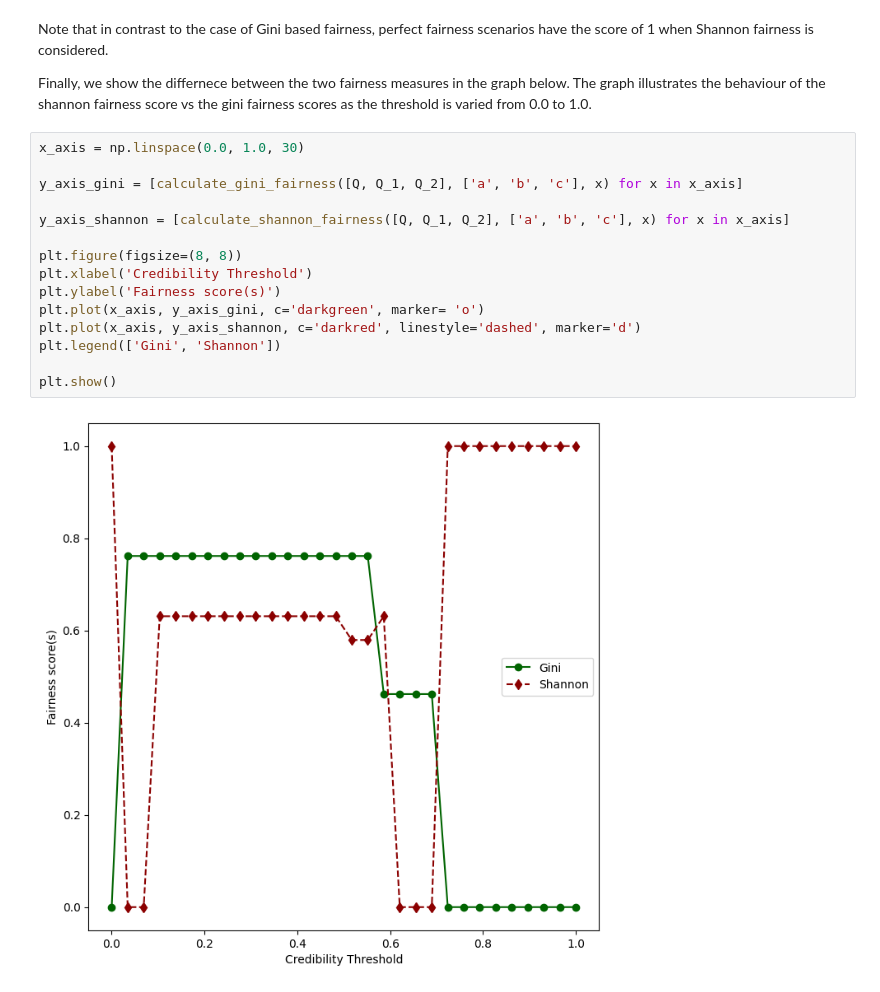
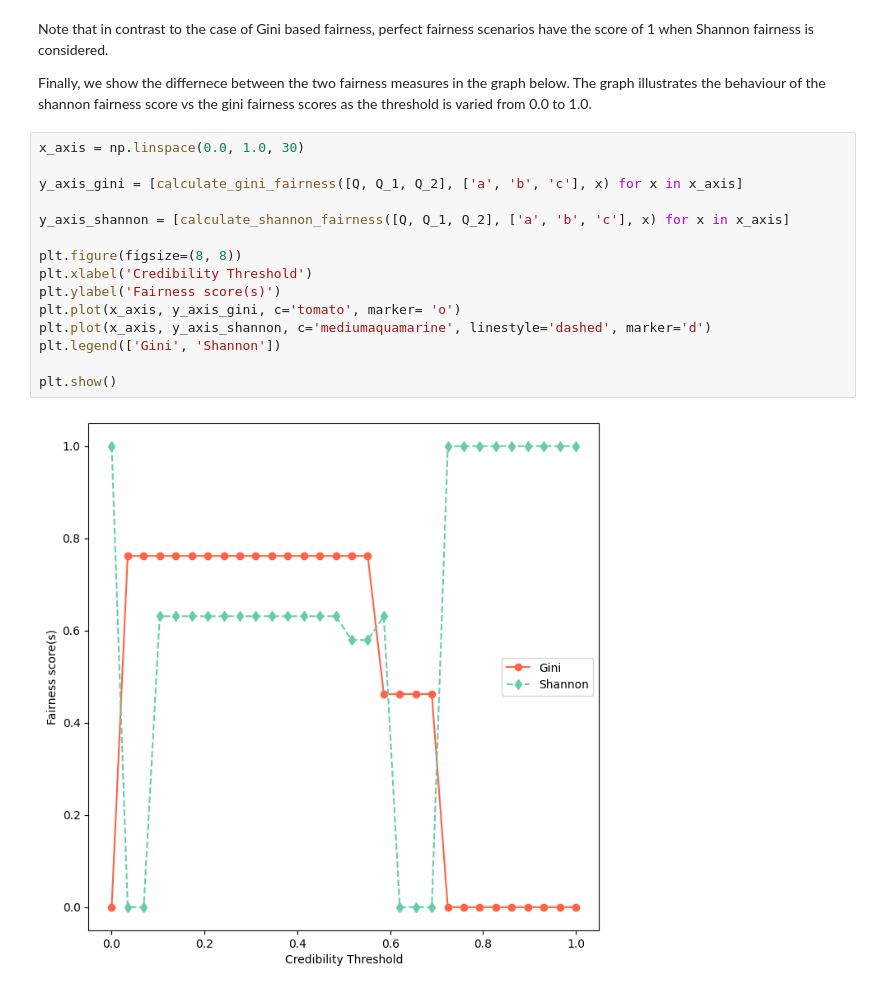
Before and after one commit to TimKam/Quantitative-Bipolar-Argumentation, a Jupyter notebook: qbaf_solf/SOLF_notebook.ipynb, the cells around one changed output. Cells and saved outputs as stored; diff of their text form.

```diff
--- a/qbaf_solf/SOLF_notebook.ipynb
+++ b/qbaf_solf/SOLF_notebook.ipynb
@@ -332,17 +338,17 @@ The graph illustrates the behaviour of the shannon fairness score vs the gini fa
 # %%
 x_axis = np.linspace(0.0, 1.0, 30)
 
 y_axis_gini = [calculate_gini_fairness([Q, Q_1, Q_2], ['a', 'b', 'c'], x) for x in x_axis]
 
 y_axis_shannon = [calculate_shannon_fairness([Q, Q_1, Q_2], ['a', 'b', 'c'], x) for x in x_axis]
 
 plt.figure(figsize=(8, 8))
 plt.xlabel('Credibility Threshold')
 plt.ylabel('Fairness score(s)')
-plt.plot(x_axis, y_axis_gini, c='darkgreen', marker= 'o')
-plt.plot(x_axis, y_axis_shannon, c='darkred', linestyle='dashed', marker='d')
+plt.plot(x_axis, y_axis_gini, c='tomato', marker= 'o')
+plt.plot(x_axis, y_axis_shannon, c='mediumaquamarine', linestyle='dashed', marker='d')
 plt.legend(['Gini', 'Shannon'])
 
 plt.show()
 # %% [output]
-[figure, old version]
+[figure, new version]
```
Also changed, not shown: parts of 6 cells of this notebook.
